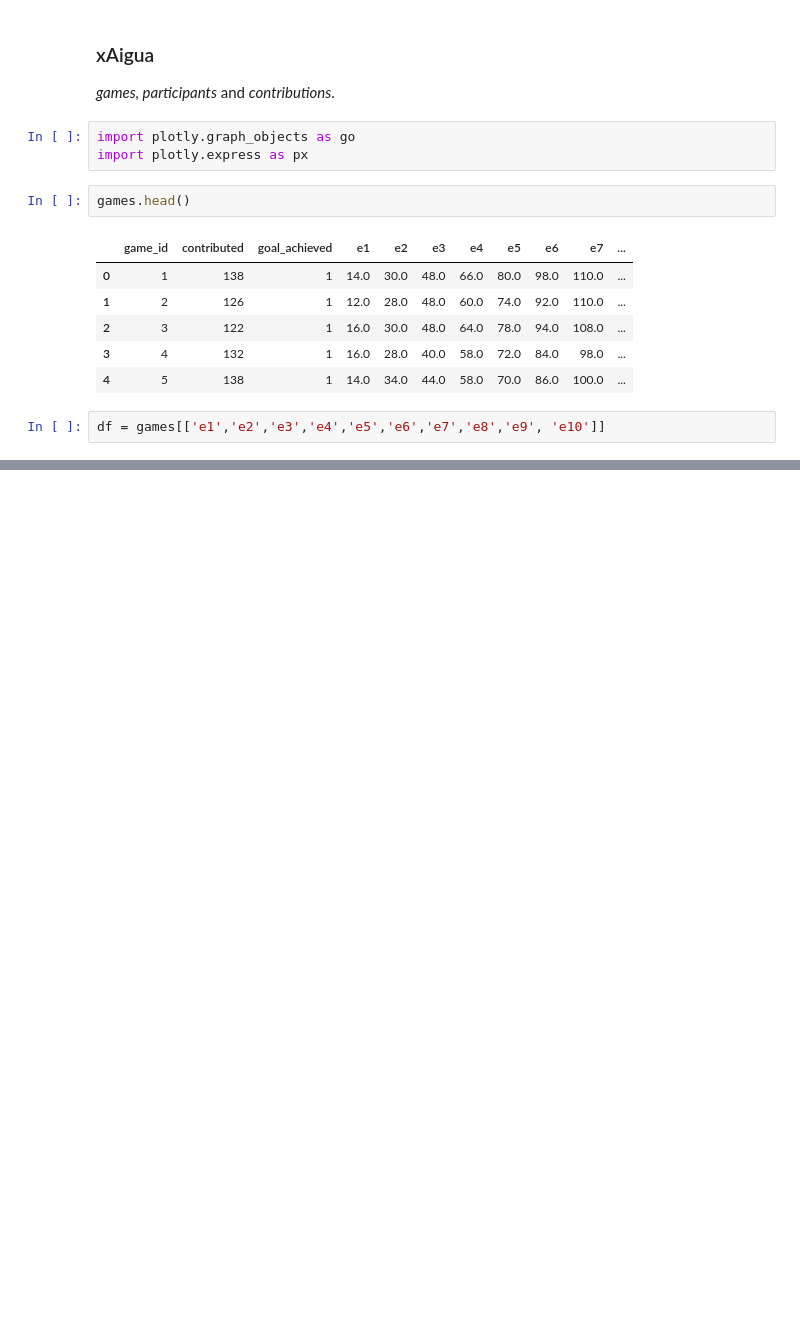
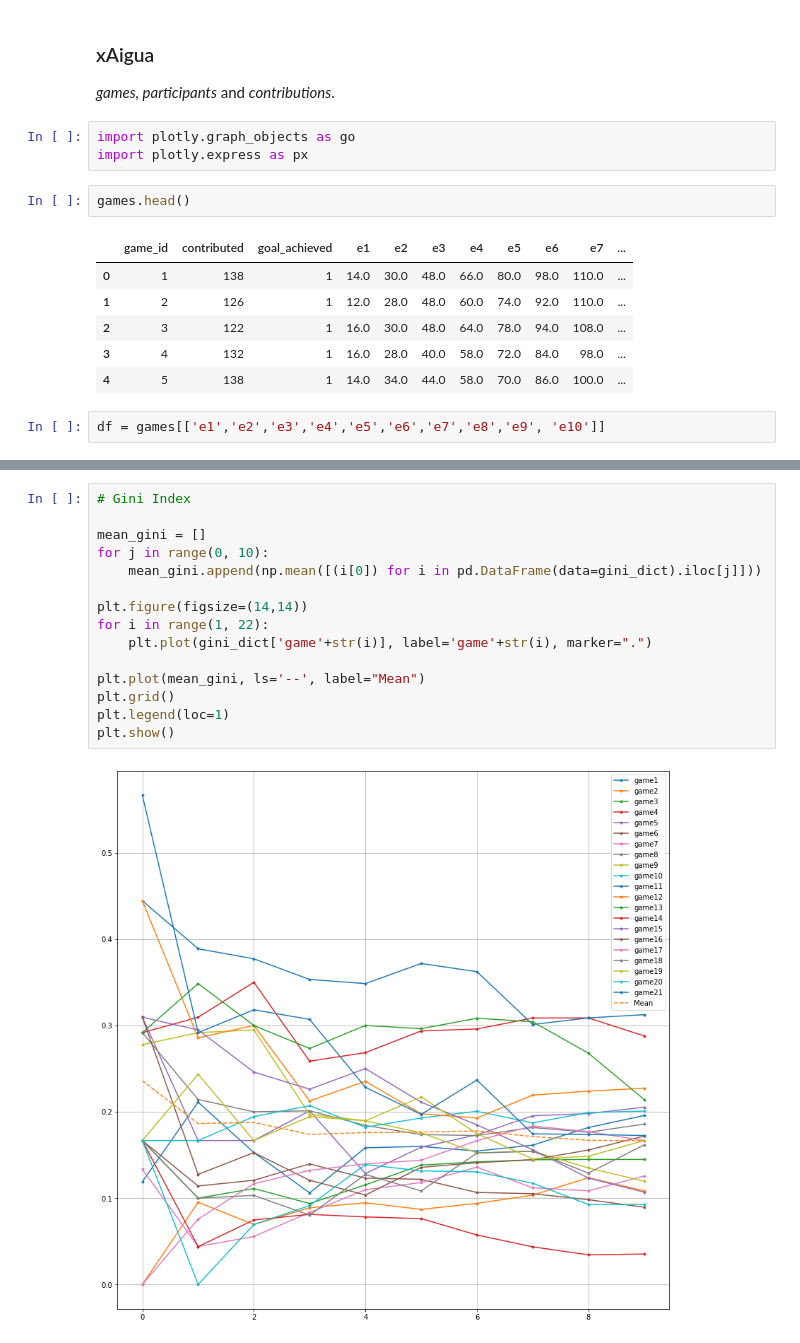
Before and after one commit to menektoni/TfG, a Jupyter notebook: Data_Analysis.ipynb, the cells around one changed output, grey strips where cells are left out. Drawn from its saved outputs; the diff is of its cells as text; blank space fills up the shorter version.

```diff
--- a/Data_Analysis.ipynb
+++ b/Data_Analysis.ipynb
@@ -557,0 +578,17 @@ fig.add_hline(y=120)
+# %%
+# Gini Index
+
+mean_gini = []
+for j in range(0, 10):
+    mean_gini.append(np.mean([(i[0]) for i in pd.DataFrame(data=gini_dict).iloc[j]]))
+
+plt.figure(figsize=(14,14))
+for i in range(1, 22):
+    plt.plot(gini_dict['game'+str(i)], label='game'+str(i), marker=".")
+
+plt.plot(mean_gini, ls='--', label="Mean")
+plt.grid()
+plt.legend(loc=1)
+plt.show()
+# %% [output]
+[figure, added]
```
Also changed, not shown: parts of 9 cells of this notebook.
